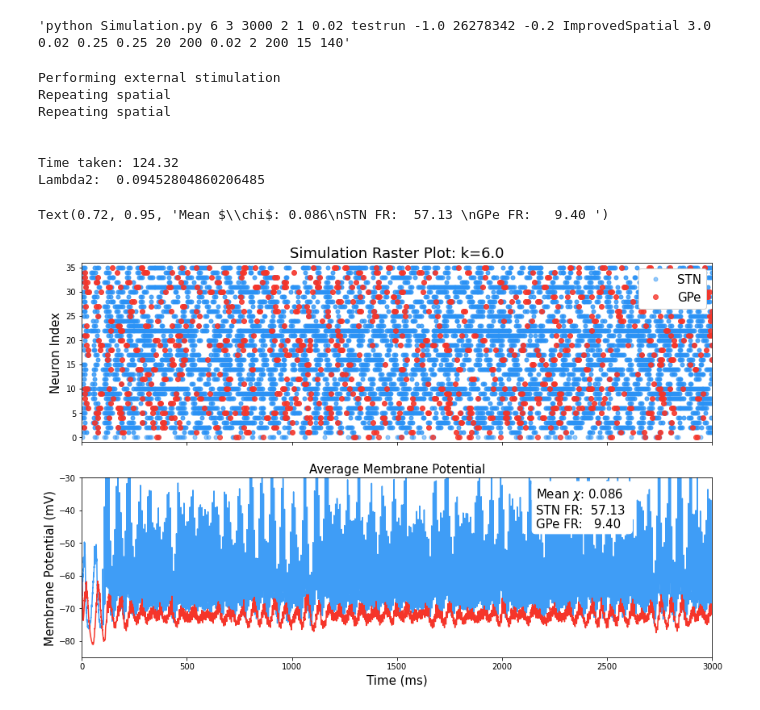
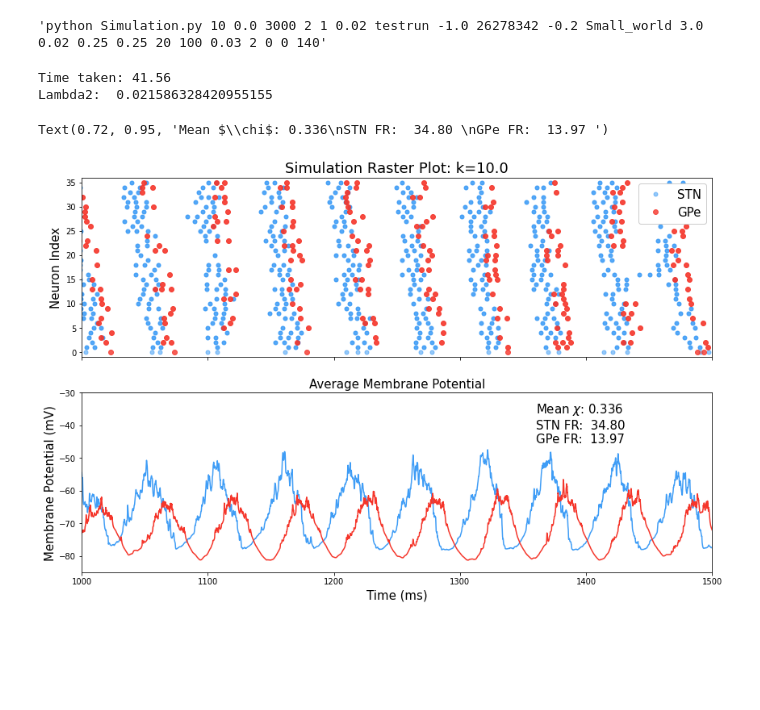
Before and after one commit to cathalmc/Study1_STN-GPe_Network_Stimulator, a Jupyter notebook: Run Simulation Desktop.ipynb, the cells around one changed output. Saved outputs shown, nothing was run; the diff lists cells and outputs as text; code cells hidden in the pictures; blank space fills up the shorter version.

```diff
--- a/Run Simulation Desktop.ipynb
+++ b/Run Simulation Desktop.ipynb
@@ -17,22 +17,22 @@ ps = {"ImprovedSpatial": 3,
 SimCon = SimControl()
 
 
-SimCon.params["k"] = 6
-SimCon.params["Network_type"] = "ImprovedSpatial"
+SimCon.params["k"] = 10
+SimCon.params["Network_type"] = "Small_world"
 
 
 SimCon.params["Notebook"] = 2 #1 is to save the firing data, 2 is to save the network data and firing data, 0 is for simulating on cluster
-SimCon.params["simtime"] = 1500
-SimCon.params["h"] = 0.02
+SimCon.params["simtime"] = 3000
+SimCon.params["h"] = 0.03
 SimCon.params["n"] = 100
-SimCon.params["p"] = 3 #ps[SimCon.params["Network_type"]]
-SimCon.params["StimSites"] = 200
-SimCon.params["StimAmplitude"] = 15
+SimCon.params["p"] = 0.0 #ps[SimCon.params["Network_type"]]
+SimCon.params["StimSites"] = 0
+SimCon.params["StimAmplitude"] = 0
 SimCon.params["StimFrequency"] = 140
 
 SimCon.Generate_Command()
 # %% [output]
-'python Simulation.py 6 3 3000 2 1 0.02 testrun -1.0 26278342 -0.2 ImprovedSpatial 3.0 0.02 0.25 0.25 20 200 0.02 2 200 15 140'
+'python Simulation.py 10 0.0 3000 2 1 0.02 testrun -1.0 26278342 -0.2 Small_world 3.0 0.02 0.25 0.25 20 100 0.03 2 0 0 140'
 # %%
 t0 = time.time()
 p = subprocess.Popen(SimCon.Generate_Command(),stdout=subprocess.PIPE, stderr=subprocess.PIPE)
@@ -94,18 +94,11 @@ recovered_dat = packed_dat[0] #np.load(loc+name,allow_pickle=True)[0]
 
 print('Lambda2: ', sorted(graph_measures['eigs'])[1])
 # %% [output]
-Performing external stimulation
-Repeating spatial
-Repeating spatial
-
-
-Time taken: 124.32
-Lambda2:  0.09452804860206485
+Time taken: 41.56
+Lambda2:  0.021586328420955155
 # %%
-
 cols = '#2A92F5'
 colg = '#F5352A'
-
 
 k = data_dict["k"]
 netlab = {'Regular':'k-Regular',  'Small_world': 'Small World','Spatial':'Nearest Neighbour',
@@ -136,36 +129,36 @@ fig,ax = plt.subplots(2,1,figsize=[14,9],sharex=True)
 #fig.suptitle(params["Network_type"])
 
 for i, train in enumerate(zip(STrain,GTrain)):
     train1 = train[0]
     train2 = train[1]
     if i>ilim:
         break
     if i==0:
         ax[0].plot(train1, i*np.ones(len(train1)), 'o', color = cols,markersize=5, alpha=0.5, label='STN')
         ax[0].plot(train2, i*np.ones(len(train2)), 'o', color = colg,markersize=6, alpha=0.8, label='GPe')
     else:
         ax[0].plot(train1, i*np.ones(len(train1)), 'o', color = cols,markersize=5, alpha=0.8)
         ax[0].plot(train2, i*np.ones(len(train2)), 'o', color = colg,markersize=6, alpha=0.9)
 
 
 #f'{netlab[data_dict["Network_type"]]} Network'
 ax[0].set_title(f'Simulation Raster Plot: k={k}',fontsize=titlefontsize)
 ax[0].set_ylabel("Neuron Index",fontsize=infigfontsize)
-ax[0].set_xlim(0,3000)
+ax[0].set_xlim(1000,1500)
 ax[0].set_ylim(-1,ilim+1)
 ax[0].legend(fontsize=infigfontsize,loc='upper right',framealpha=1)
 #ax[0].legend(fontsize=16,framealpha=1,shadow = True,borderpad=0.8,loc='upper right')
 
 ax[1].plot(x_axis, SLFP, label = 'STN',color = cols, alpha=0.9)
 ax[1].plot(x_axis, GLFP, label = 'GPe',color = colg, alpha=1)
 ax[1].set_title('Average Membrane Potential',fontsize=infigfontsize)
 ax[1].set_ylabel("Membrane Potential (mV)",fontsize=infigfontsize)
 ax[1].set_xlabel("Time (ms)",fontsize=infigfontsize)
 ax[1].set(ylim=[-85,-30,])
 ax[1].text(0.72, 0.95, textstr, transform=ax[1].transAxes, color='k', fontsize=infigfontsize, verticalalignment='top', bbox=props)
 # %% [output]
-Text(0.72, 0.95, 'Mean $\\chi$: 0.086\nSTN FR:  57.13 \nGPe FR:   9.40 ')
+Text(0.72, 0.95, 'Mean $\\chi$: 0.336\nSTN FR:  34.80 \nGPe FR:  13.97 ')
-[figure, old version]
+[figure, new version]
 # %%
 #np.save("NewAmalgData\\"+f"{netname}_{int(k)}.npy",recovered_dat)
 # dat2={}
```
Also changed, not shown: 3 other files.
